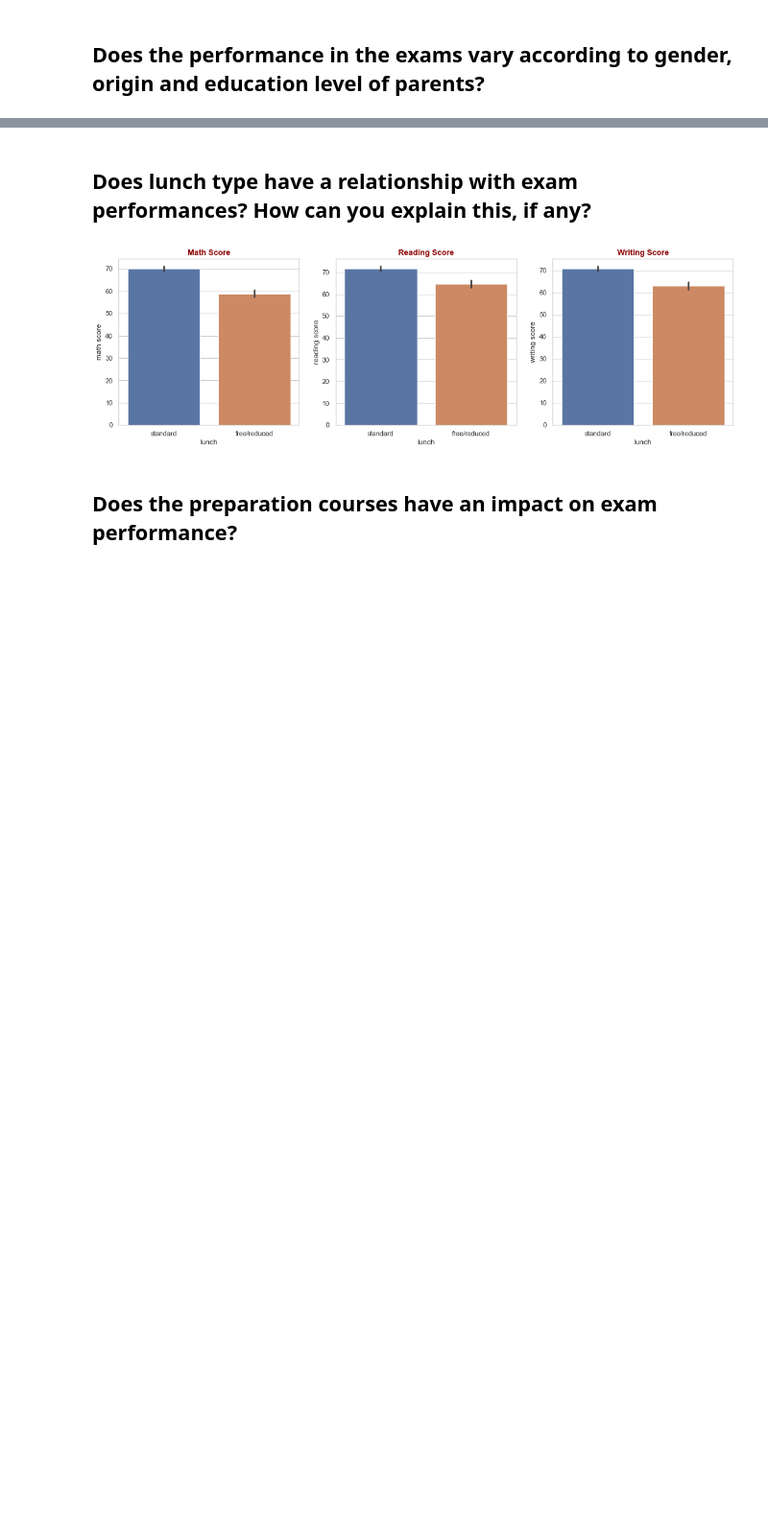
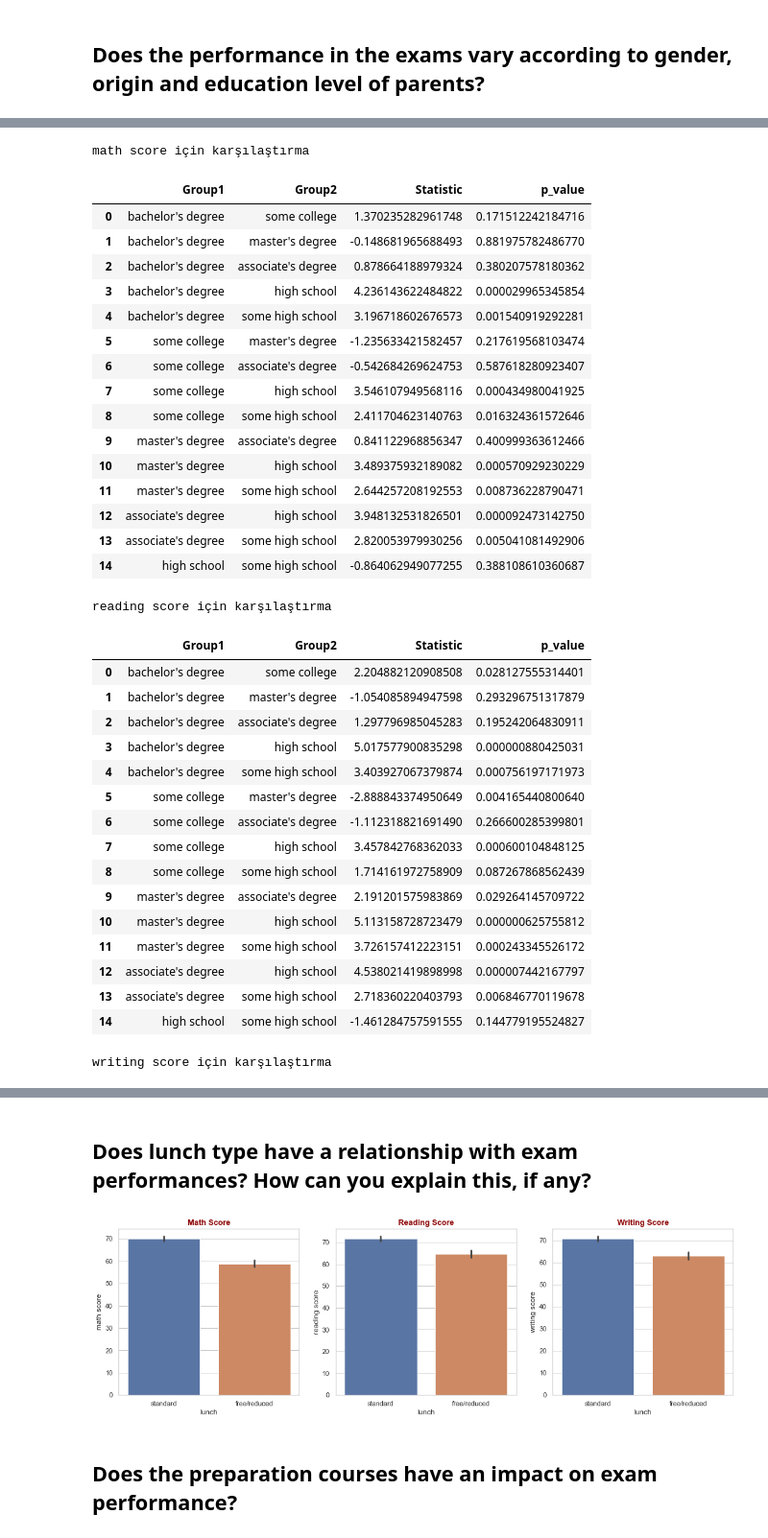
Before and after one commit to selingumusdag/multivariate_analysis, a Jupyter notebook: multivariate_analysis.ipynb, the cells around one changed output, grey strips where cells are left out. Shown at 96% size. Cells and saved outputs as stored; diff of their text form; code cells hidden in the pictures; blank space fills up the shorter version.

```diff
--- a/multivariate_analysis.ipynb
+++ b/multivariate_analysis.ipynb
@@ -12,7 +12,7 @@ import warnings
 warnings.filterwarnings('ignore')
 sns.set(style="whitegrid")
 
-students=pd.read_csv('data/StudentsPerformance.csv')
+students=pd.read_csv('StudentsPerformance.csv')
 students.head()
 # %% [output]
 |  | gender | race/ethnicity | parental level of education | lunch | test preparation course | math score | ... |
@@ -25,0 +85,21 @@ students.head()
+# %%
+race = students["race/ethnicity"].unique()
+group_students = students.groupby("race/ethnicity")
+pd.options.display.float_format = '{:.15f}'.format
+for var in ["math score", "reading score", "writing score"]:
+    comparison = pd.DataFrame(columns=['Group1', 'Group2','Statistic', 'p_value'])
+    print("{} için karşılaştırma".format(var),end='')
+    for i in range(0, len(race)):
+        for j in range(i+1, len(race)):
+            ttest = stats.ttest_ind(students[students["race/ethnicity"]==race[i]][var],
+                                students[students["race/ethnicity"]==race[j]][var])
+            Group1 = race[i]
+            Group2 = race[j]
+            statistic = ttest[0]
+            p_value = ttest[1]
+
+            comparison = comparison.append({"Group1" : Group1 ,
+                                                  "Group2" : Group2 ,
+                                                  "Statistic": statistic ,
+                                                  "p_value" : p_value}, ignore_index=True)
+    display(comparison)
@@ -25,0 +143,57 @@ students.head()
+# %%
+parent_education = students["parental level of education"].unique()
+group_students = students.groupby("parental level of education")
+pd.options.display.float_format = '{:.15f}'.format
+for var in ["math score", "reading score", "writing score"]:
+    comparison = pd.DataFrame(columns=['Group1', 'Group2','Statistic', 'p_value'])
+    print("{} için karşılaştırma".format(var),end='')
+    for i in range(0, len(parent_education)):
+        for j in range(i+1, len(parent_education)):
+            ttest = stats.ttest_ind(students[students["parental level of education"]==parent_education[i]][var],
+                                students[students["parental level of education"]==parent_education[j]][var])
+            Group1 = parent_education[i]
+            Group2 = parent_education[j]
+            statistic = ttest[0]
+            p_value = ttest[1]
+
+            comparison = comparison.append({"Group1" : Group1 ,
+                                                  "Group2" : Group2 ,
+                                                  "Statistic": statistic ,
+                                                  "p_value" : p_value}, ignore_index=True)
+    display(comparison)
+# %% [output]
+math score için karşılaştırma
+|  | Group1 | Group2 | Statistic | p_value |
+| 0 | bachelor's degree | some college | 1.370235282961748 | 0.171512242184716 |
+| 1 | bachelor's degree | master's degree | -0.148681965688493 | 0.881975782486770 |
+| 2 | bachelor's degree | associate's degree | 0.878664188979324 | 0.380207578180362 |
+| 3 | bachelor's degree | high school | 4.236143622484822 | 0.000029965345854 |
+| 4 | bachelor's degree | some high school | 3.196718602676573 | 0.001540919292281 |
+| 5 | some college | master's degree | -1.235633421582457 | 0.217619568103474 |
+| 6 | some college | associate's degree | -0.542684269624753 | 0.587618280923407 |
+| 7 | some college | high school | 3.546107949568116 | 0.000434980041925 |
+| 8 | some college | some high school | 2.411704623140763 | 0.016324361572646 |
+| 9 | master's degree | associate's degree | 0.841122968856347 | 0.400999363612466 |
+| 10 | master's degree | high school | 3.489375932189082 | 0.000570929230229 |
+| 11 | master's degree | some high school | 2.644257208192553 | 0.008736228790471 |
+| 12 | associate's degree | high school | 3.948132531826501 | 0.000092473142750 |
+| 13 | associate's degree | some high school | 2.820053979930256 | 0.005041081492906 |
+| 14 | high school | some high school | -0.864062949077255 | 0.388108610360687 |
+reading score için karşılaştırma
+|  | Group1 | Group2 | Statistic | p_value |
+| 0 | bachelor's degree | some college | 2.204882120908508 | 0.028127555314401 |
+| 1 | bachelor's degree | master's degree | -1.054085894947598 | 0.293296751317879 |
+| 2 | bachelor's degree | associate's degree | 1.297796985045283 | 0.195242064830911 |
+| 3 | bachelor's degree | high school | 5.017577900835298 | 0.000000880425031 |
+| 4 | bachelor's degree | some high school | 3.403927067379874 | 0.000756197171973 |
+| 5 | some college | master's degree | -2.888843374950649 | 0.004165440800640 |
+| 6 | some college | associate's degree | -1.112318821691490 | 0.266600285399801 |
+| 7 | some college | high school | 3.457842768362033 | 0.000600104848125 |
+| 8 | some college | some high school | 1.714161972758909 | 0.087267868562439 |
+| 9 | master's degree | associate's degree | 2.191201575983869 | 0.029264145709722 |
+| 10 | master's degree | high school | 5.113158728723479 | 0.000000625755812 |
+| 11 | master's degree | some high school | 3.726157412223151 | 0.000243345526172 |
+| 12 | associate's degree | high school | 4.538021419898998 | 0.000007442167797 |
+| 13 | associate's degree | some high school | 2.718360220403793 | 0.006846770119678 |
+| 14 | high school | some high school | -1.461284757591555 | 0.144779195524827 |
+writing score için karşılaştırma
```
Also changed, not shown: parts of 6 cells of this notebook.
